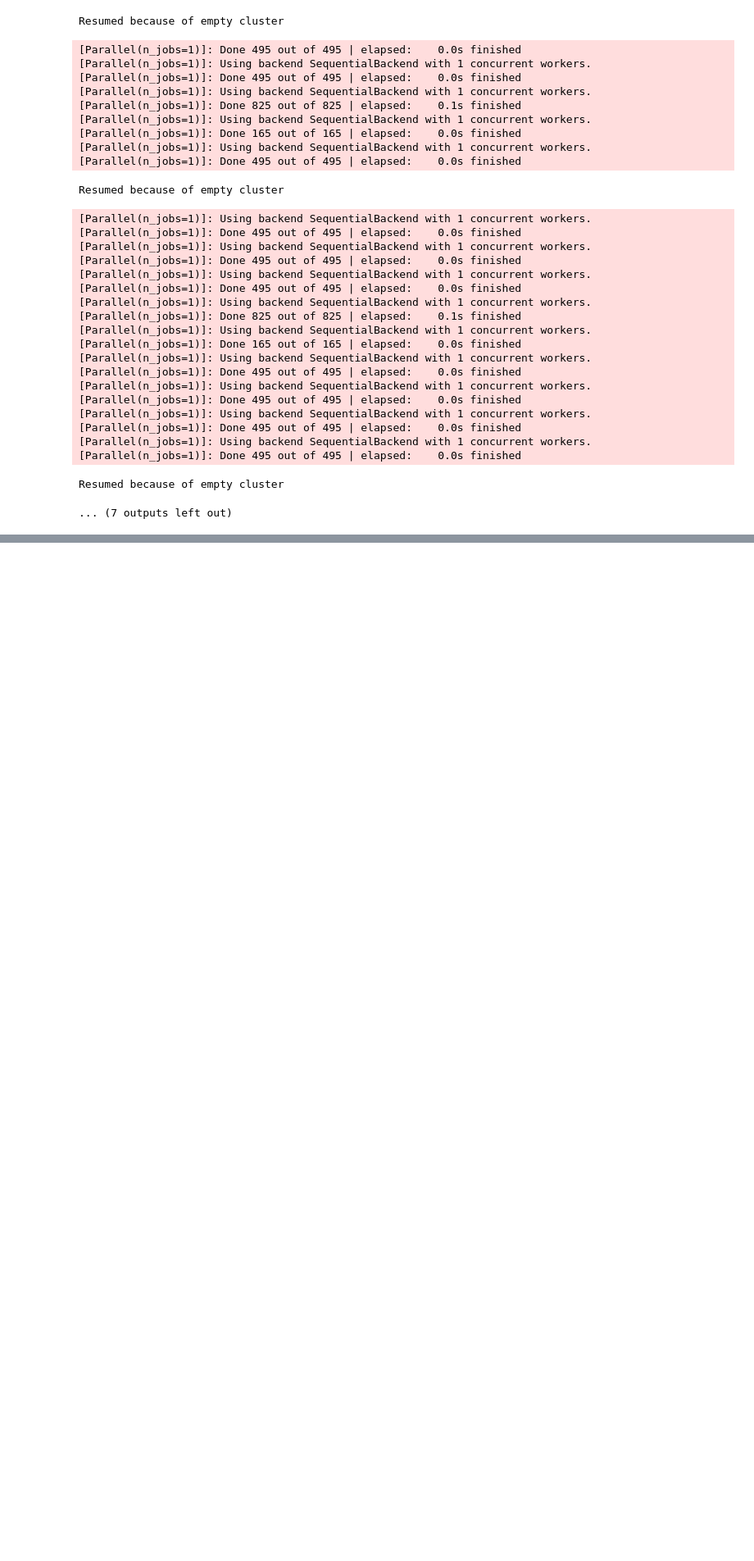
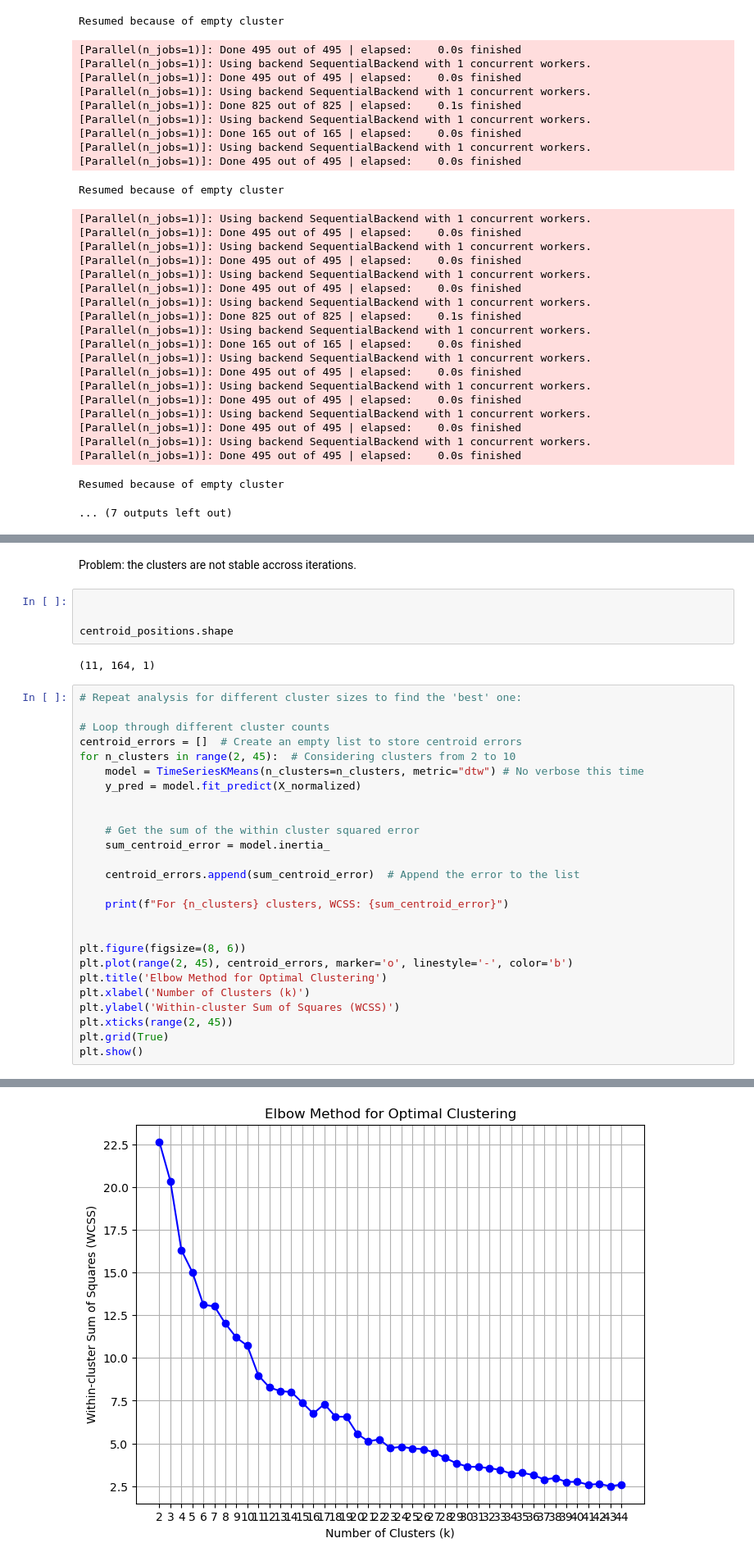
Before and after one commit to marianambc/PythonExercises, a Jupyter notebook: Project_2.ipynb, the cells around one changed output, grey strips where cells are left out. Shown at 82% size. Saved outputs shown, nothing was run; the diff lists cells and outputs as text; blank space fills up the shorter version.

```diff
--- a/Project_2.ipynb
+++ b/Project_2.ipynb
@@ -717,0 +721,35 @@ print(y_pred)
+# %% [markdown]
+Problem: the clusters are not stable accross iterations.
+# %%
+
+
+centroid_positions.shape
+# %% [output]
+(11, 164, 1)
+# %%
+# Repeat analysis for different cluster sizes to find the 'best' one:
+
+# Loop through different cluster counts
+centroid_errors = []  # Create an empty list to store centroid errors
+for n_clusters in range(2, 45):  # Considering clusters from 2 to 10
+    model = TimeSeriesKMeans(n_clusters=n_clusters, metric="dtw") # No verbose this time
+    y_pred = model.fit_predict(X_normalized)
+
+
+    # Get the sum of the within cluster squared error
+    sum_centroid_error = model.inertia_
+
+    centroid_errors.append(sum_centroid_error)  # Append the error to the list
+
+    print(f"For {n_clusters} clusters, WCSS: {sum_centroid_error}")
+
+
+plt.figure(figsize=(8, 6))
+plt.plot(range(2, 45), centroid_errors, marker='o', linestyle='-', color='b')
+plt.title('Elbow Method for Optimal Clustering')
+plt.xlabel('Number of Clusters (k)')
+plt.ylabel('Within-cluster Sum of Squares (WCSS)')
+plt.xticks(range(2, 45))
+plt.grid(True)
+plt.show()
+# %% [output]
@@ -718,3 +773,4 @@ print(y_pred)
+[figure, added]
 # %%
 y_pred.shape
 
```
Also changed, not shown: parts of 11 cells of this notebook, 2 other files.
